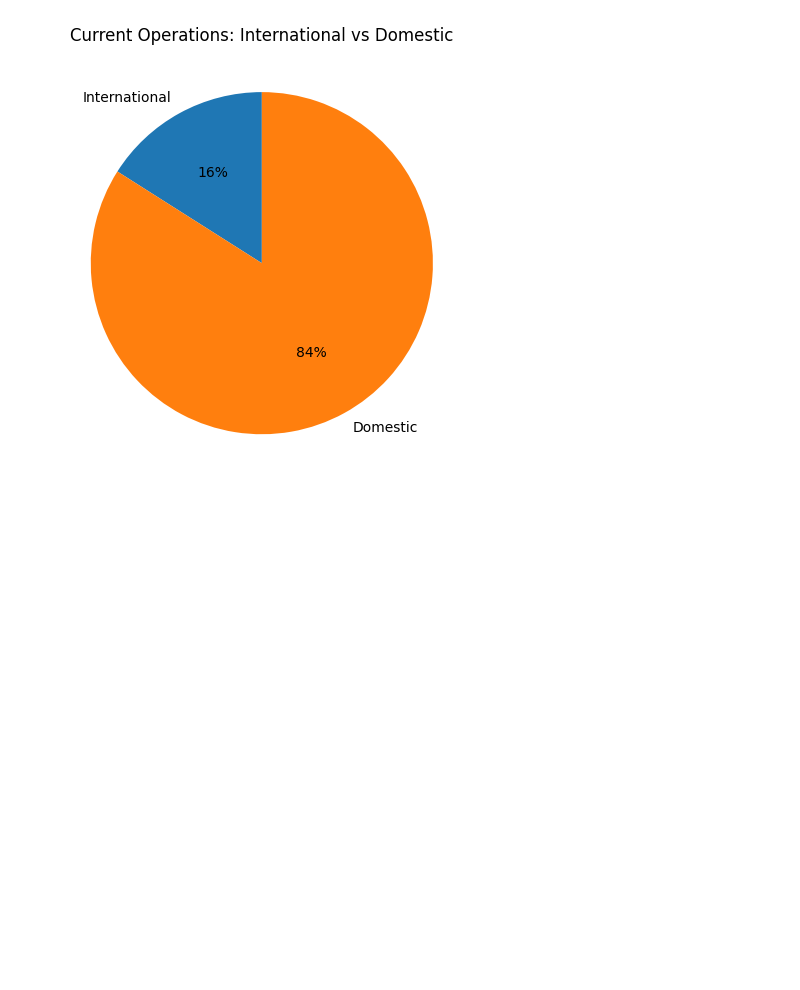
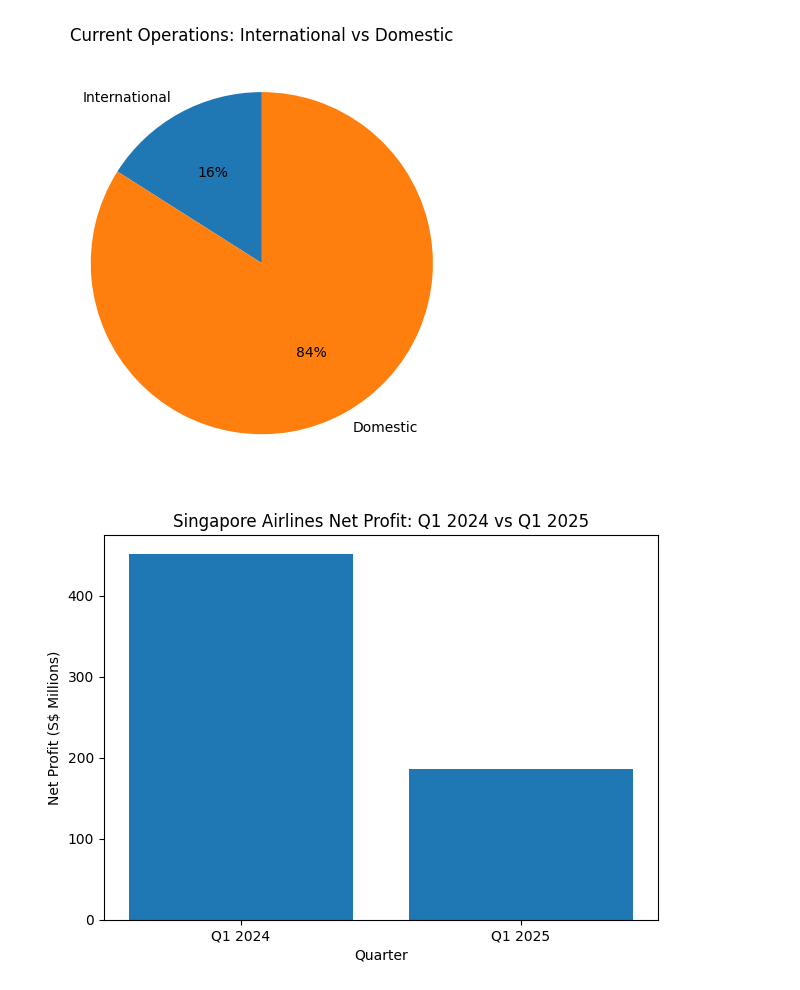
Before and after one commit to Armifara/Machine_Learning1, a Jupyter notebook: Infographics for Work/Temp.ipynb, the cells around one changed output. Drawn from its saved outputs; the diff is of its cells as text; code cells hidden in the pictures; blank space fills up the shorter version.

```diff
--- a/Infographics for Work/Temp.ipynb
+++ b/Infographics for Work/Temp.ipynb
@@ -44,3 +44,16 @@ plt.show()
 [figure]
 [figure]
 [figure]
+# %%
+labels = ["Q1 2024", "Q1 2025"]
+profits = [452, 186]  # Net profit in S$ millions
+
+plt.figure()
+plt.bar(labels, profits)
+plt.title("Singapore Airlines Net Profit: Q1 2024 vs Q1 2025")
+plt.ylabel("Net Profit (S$ Millions)")
+plt.xlabel("Quarter")
+plt.tight_layout()
+plt.show()
+# %% [output]
+[figure, added]
```
Also changed, not shown: parts of 1 cell of this notebook, 9 other files.
